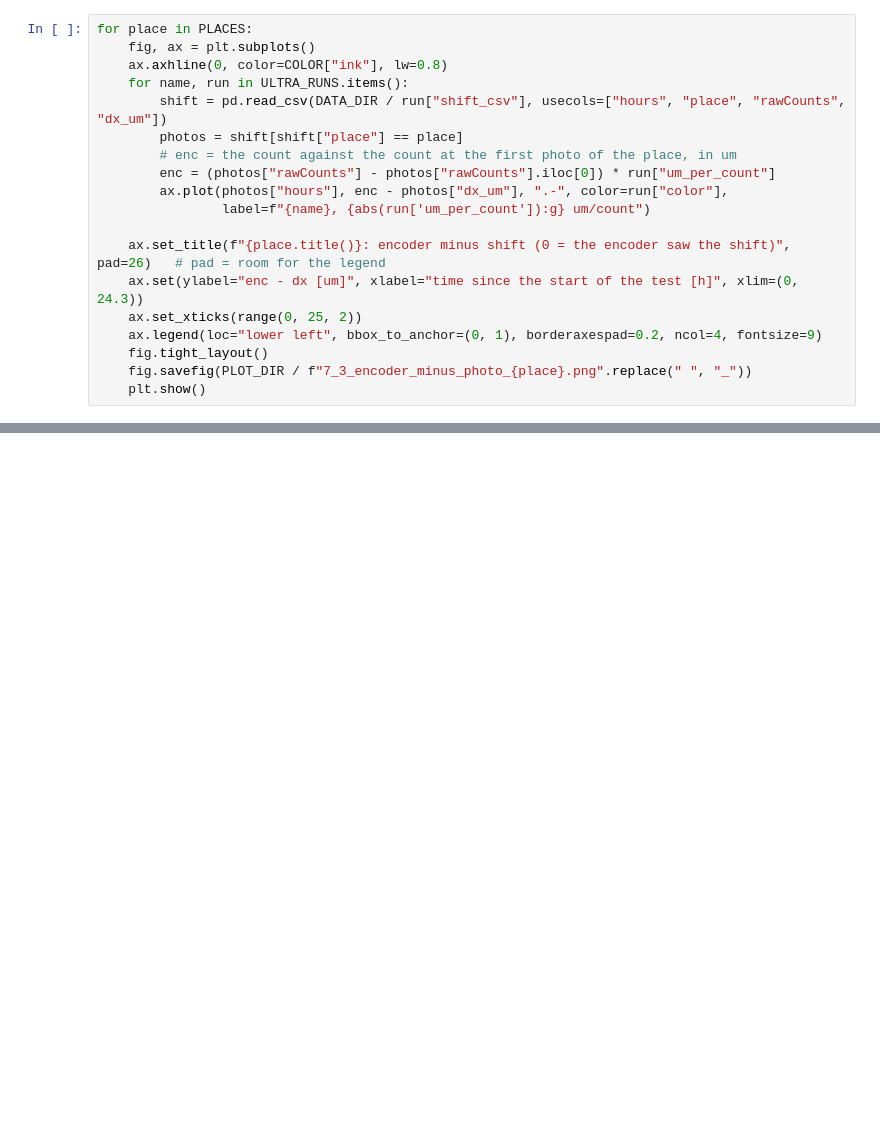
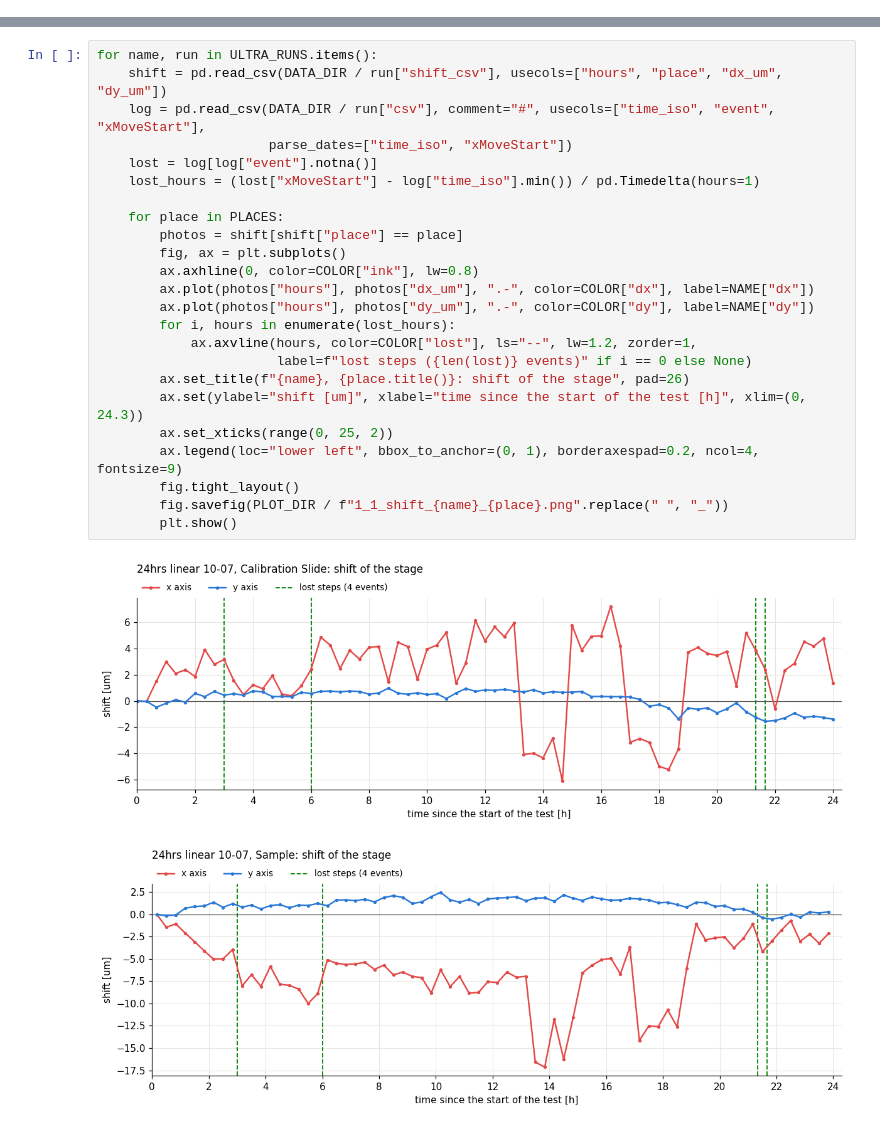
Before and after one commit to haikew/uc2-esp32, a Jupyter notebook: tools/PYTHON/encoder_test/encoder_test.ipynb, the cells around one changed output, grey strips where cells are left out. Saved outputs shown, nothing was run; the diff lists cells and outputs as text; blank space fills up the shorter version.

```diff
--- a/tools/PYTHON/encoder_test/encoder_test.ipynb
+++ b/tools/PYTHON/encoder_test/encoder_test.ipynb
@@ -967,19 +0,0 @@ ultra rotational 10-08  count changes up to 10: dx moves -0.27 um per count (r =
-# %%
-for place in PLACES:
-    fig, ax = plt.subplots()
-    ax.axhline(0, color=COLOR["ink"], lw=0.8)
-    for name, run in ULTRA_RUNS.items():
-        shift = pd.read_csv(DATA_DIR / run["shift_csv"], usecols=["hours", "place", "rawCounts", "dx_um"])
-        photos = shift[shift["place"] == place]
-        # enc = the count against the count at the first photo of the place, in um
-        enc = (photos["rawCounts"] - photos["rawCounts"].iloc[0]) * run["um_per_count"]
-        ax.plot(photos["hours"], enc - photos["dx_um"], ".-", color=run["color"],
-                label=f"{name}, {abs(run['um_per_count']):g} um/count")
-
-    ax.set_title(f"{place.title()}: encoder minus shift (0 = the encoder saw the shift)", pad=26)   # pad = room for the legend
-    ax.set(ylabel="enc - dx [um]", xlabel="time since the start of the test [h]", xlim=(0, 24.3))
-    ax.set_xticks(range(0, 25, 2))
-    ax.legend(loc="lower left", bbox_to_anchor=(0, 1), borderaxespad=0.2, ncol=4, fontsize=9)
-    fig.tight_layout()
-    fig.savefig(PLOT_DIR / f"7_3_encoder_minus_photo_{place}.png".replace(" ", "_"))
-    plt.show()
@@ -1477,0 +125,27 @@ plt.show()
+# %%
+for name, run in ULTRA_RUNS.items():
+    shift = pd.read_csv(DATA_DIR / run["shift_csv"], usecols=["hours", "place", "dx_um", "dy_um"])
+    log = pd.read_csv(DATA_DIR / run["csv"], comment="#", usecols=["time_iso", "event", "xMoveStart"],
+                      parse_dates=["time_iso", "xMoveStart"])
+    lost = log[log["event"].notna()]
+    lost_hours = (lost["xMoveStart"] - log["time_iso"].min()) / pd.Timedelta(hours=1)
+
+    for place in PLACES:
+        photos = shift[shift["place"] == place]
+        fig, ax = plt.subplots()
+        ax.axhline(0, color=COLOR["ink"], lw=0.8)
+        ax.plot(photos["hours"], photos["dx_um"], ".-", color=COLOR["dx"], label=NAME["dx"])
+        ax.plot(photos["hours"], photos["dy_um"], ".-", color=COLOR["dy"], label=NAME["dy"])
+        for i, hours in enumerate(lost_hours):
+            ax.axvline(hours, color=COLOR["lost"], ls="--", lw=1.2, zorder=1,
+                       label=f"lost steps ({len(lost)} events)" if i == 0 else None)
+        ax.set_title(f"{name}, {place.title()}: shift of the stage", pad=26)
+        ax.set(ylabel="shift [um]", xlabel="time since the start of the test [h]", xlim=(0, 24.3))
+        ax.set_xticks(range(0, 25, 2))
+        ax.legend(loc="lower left", bbox_to_anchor=(0, 1), borderaxespad=0.2, ncol=4, fontsize=9)
+        fig.tight_layout()
+        fig.savefig(PLOT_DIR / f"1_1_shift_{name}_{place}.png".replace(" ", "_"))
+        plt.show()
+# %% [output]
+[figure, added]
+[figure, added]
```
Also changed, not shown: parts of 78 cells of this notebook, 25 other files.
